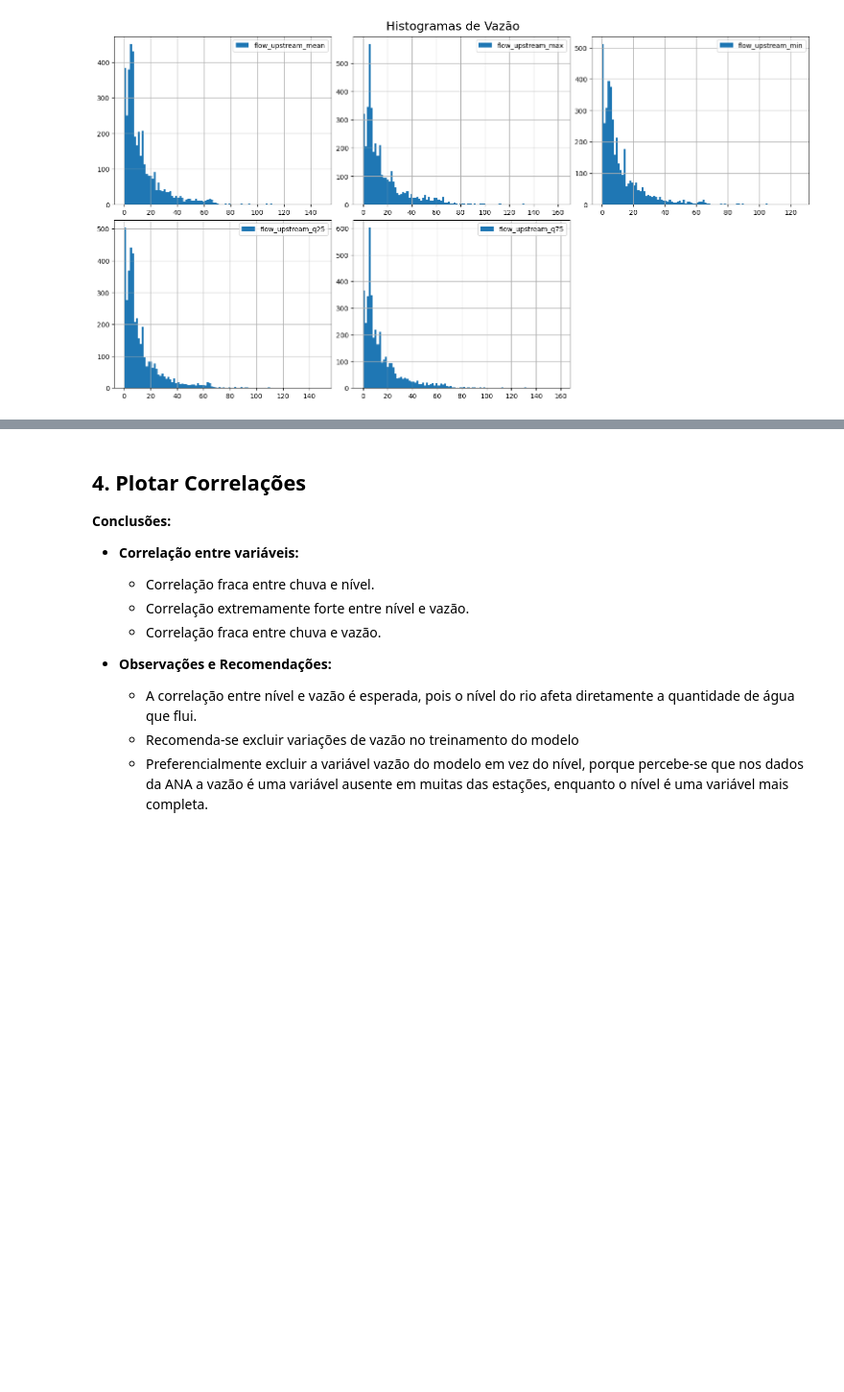
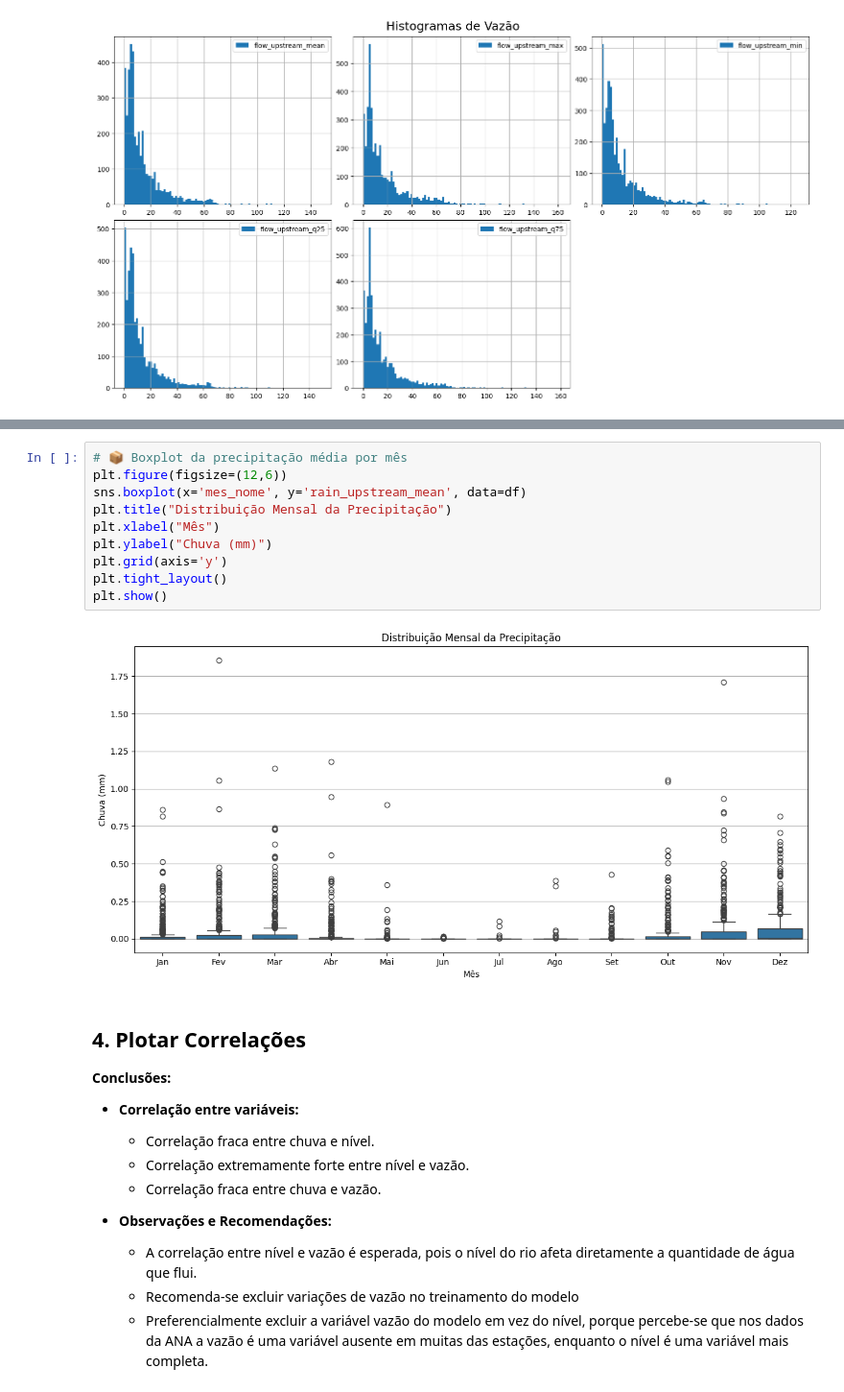
Before and after one commit to brunoconterato/gs-disaster, a Jupyter notebook: src/2. EDA.ipynb, the cells around one changed output, grey strips where cells are left out. Shown at 96% size. Saved outputs shown, nothing was run; the diff lists cells and outputs as text; blank space fills up the shorter version.

```diff
--- a/src/2. EDA.ipynb
+++ b/src/2. EDA.ipynb
@@ -90,3 +199,15 @@ plot_histograms(df, vazao_cols, n_cols=3, bins=100, title="Histogramas de Vazão
+# %%
+# 📦 Boxplot da precipitação média por mês
+plt.figure(figsize=(12,6))
+sns.boxplot(x='mes_nome', y='rain_upstream_mean', data=df)
+plt.title("Distribuição Mensal da Precipitação")
+plt.xlabel("Mês")
+plt.ylabel("Chuva (mm)")
+plt.grid(axis='y')
+plt.tight_layout()
+plt.show()
+# %% [output]
+[figure, added]
 # %% [markdown]
 ## 4. Plotar Correlações
 
```
Also changed, not shown: parts of 12 cells of this notebook.
